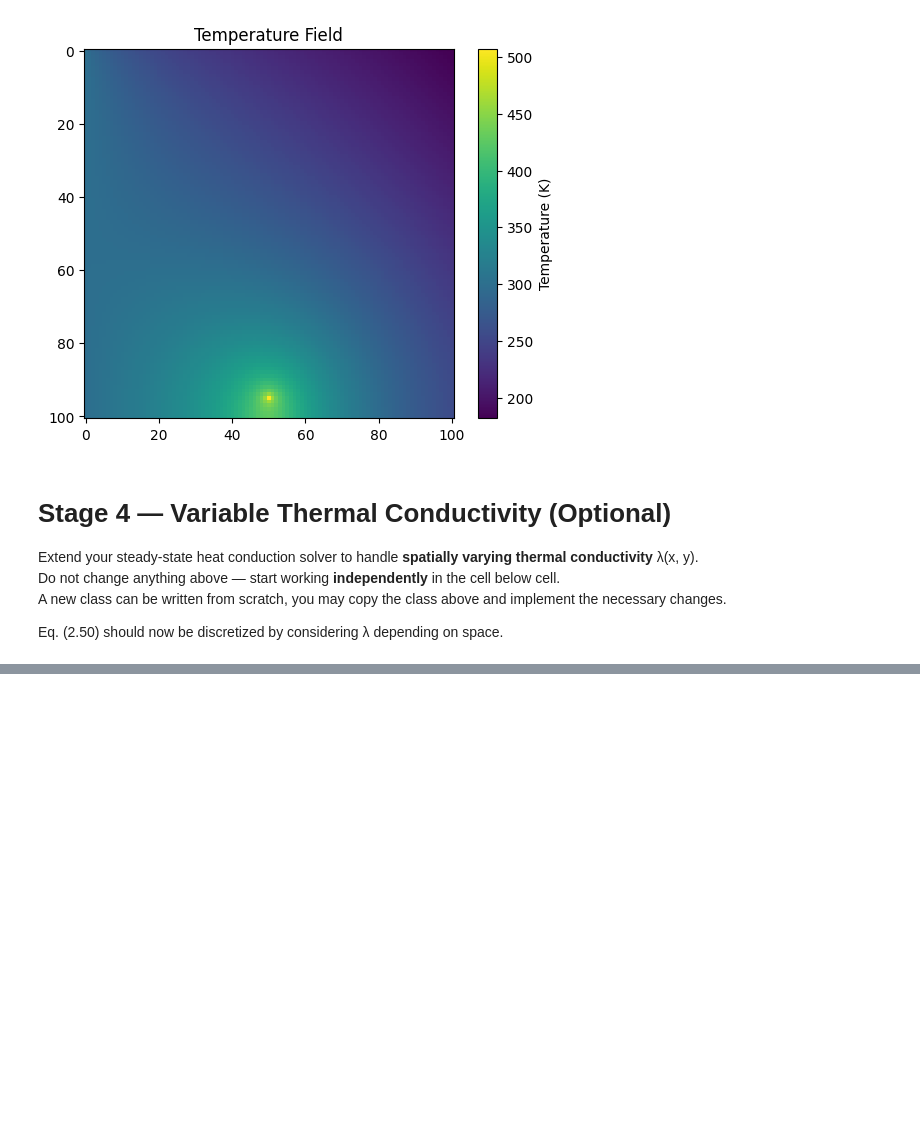
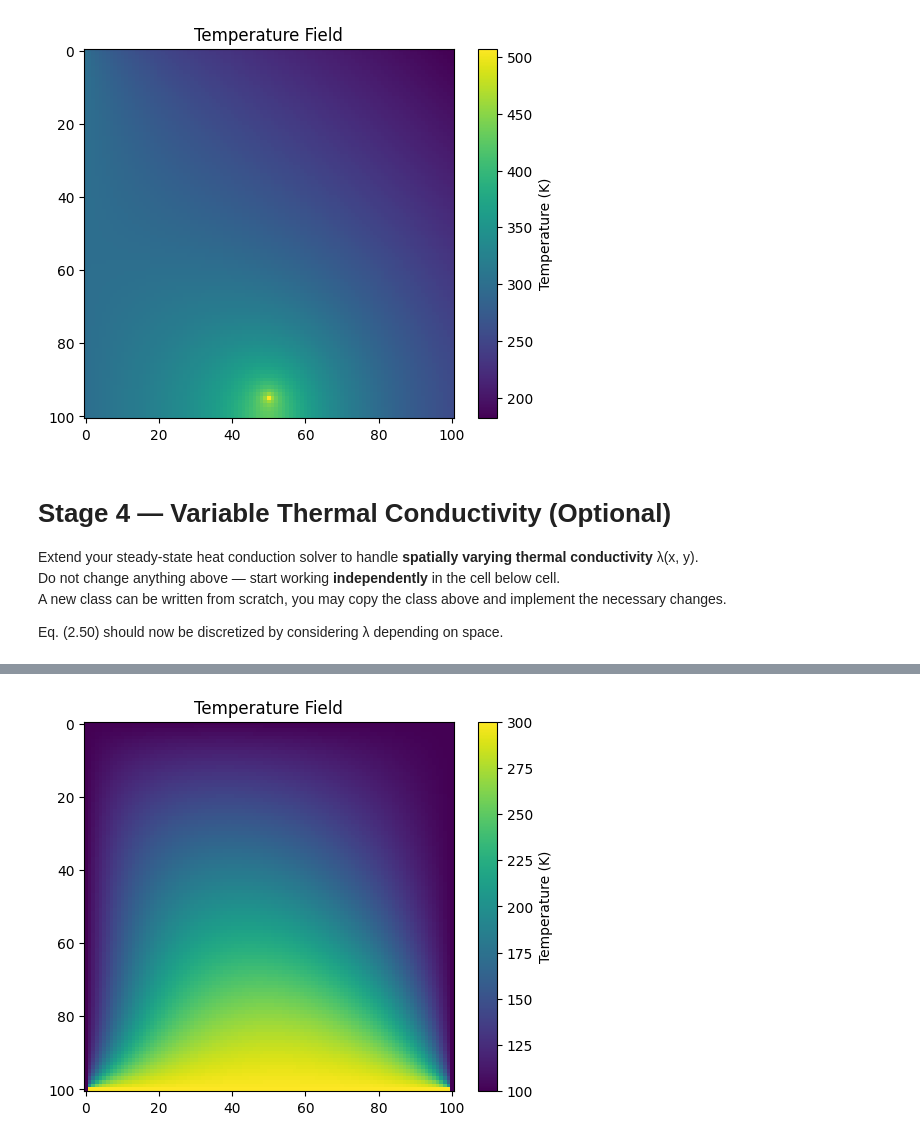
Before and after one commit to Nik0k01/CTFD, a Jupyter notebook: notebooks/Nikodem_Dabrowski_ex2.ipynb, the cells around one changed output, grey strips where cells are left out. Cells and saved outputs as stored; diff of their text form; code cells hidden in the pictures; blank space fills up the shorter version.

Commit message:
Implemented variable heat conductivity

```diff
--- a/notebooks/Nikodem_Dabrowski_ex2.ipynb
+++ b/notebooks/Nikodem_Dabrowski_ex2.ipynb
@@ -427,4 +704,34 @@ Eq. (2.50) should now be discretized by considering λ depending on space.
 # %%
 # New class that handles λ(x,y)
 
-# Test Case for new class
+# ================================================================
+# Test Case 1 — All Dirichlet Boundary Conditions
+# ================================================================
+
+# Domain and grid setup
+Lx = 1.0
+Ly = 1.0
+dimX = 101
+dimY = 101
+
+# Point source (inactive for this test)
+source = Source(location=[0.5, 0.5], is_active=False, q_dot=0.0)
+
+# Initialize solver
+heat = SteadyHeat2D(Lx, Ly, dimX, dimY, source)
+
+# Apply boundary conditions
+heat.set_south('D', T_d=300)   # Bottom boundary (hot)
+heat.set_north('D', T_d=100)   # Top boundary
+heat.set_east('D',  T_d=100)   # Right boundary
+heat.set_west('D',  T_d=100)   # Left boundary
+
+
+
+# Solve for temperature field
+T = heat.solve() # expect shape = (dimX, dimY)
+
+# Visualize result
+heat.plot(T)
+# %% [output]
+[figure, added]
```
Also changed, not shown: parts of 4 cells of this notebook.
